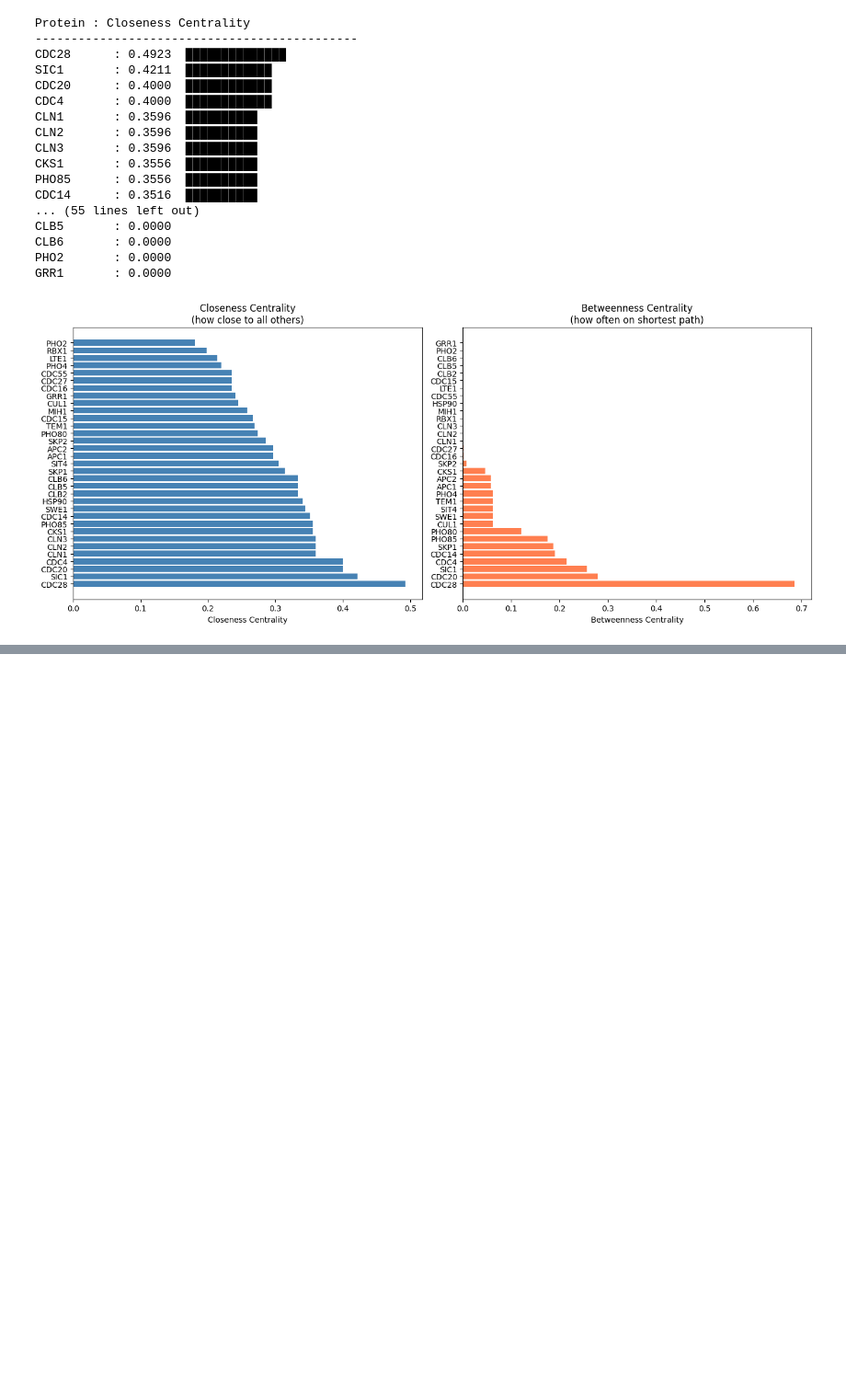
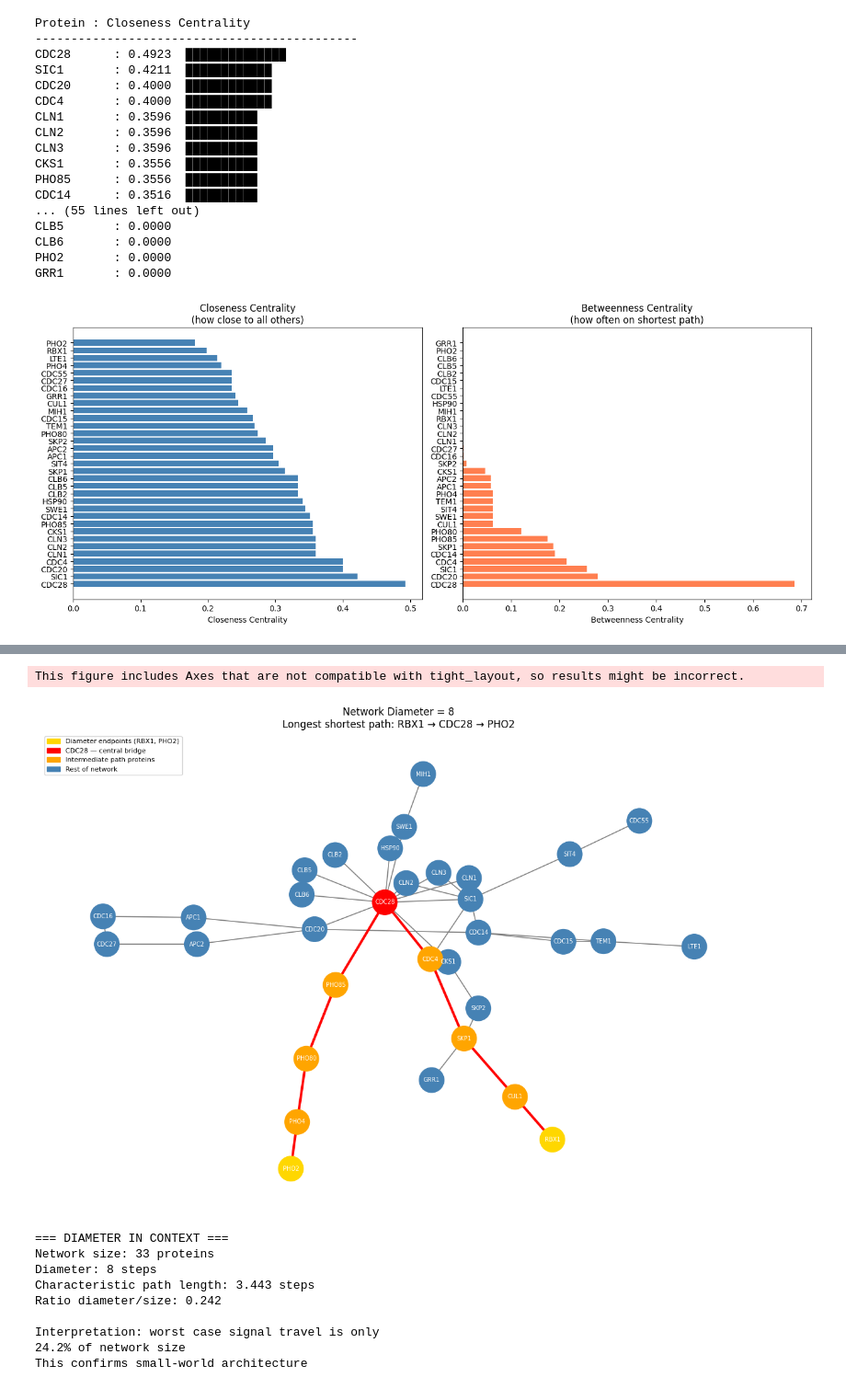
Before and after one commit to aparna-2001/system-biology, a Jupyter notebook: systems_biologyipynb.ipynb, the cells around one changed output, grey strips where cells are left out. Shown at 92% size. Cells and saved outputs as stored; diff of their text form; code cells hidden in the pictures; blank space fills up the shorter version.

```diff
--- a/systems_biologyipynb.ipynb
+++ b/systems_biologyipynb.ipynb
@@ -479,0 +727,65 @@ GRR1       : 0.0000
+# %%
+# Visualize the diameter path on the network
+diameter_path = ['RBX1','CUL1','SKP1','CDC4',
+                 'CDC28','PHO85','PHO80','PHO4','PHO2']
+
+plt.figure(figsize=(12,8))
+pos = nx.spring_layout(G, seed=42)
+
+# Color nodes by their role in the path
+node_colors = []
+for node in G.nodes():
+    if node == 'CDC28':
+        node_colors.append('red')        # hub — the bridge
+    elif node in ['RBX1','PHO2']:
+        node_colors.append('gold')       # endpoints — periphery
+    elif node in diameter_path:
+        node_colors.append('orange')     # intermediate path nodes
+    else:
+        node_colors.append('steelblue')  # rest of network
+
+# Draw full network
+nx.draw(G, pos, with_labels=True,
+        node_color=node_colors,
+        node_size=900, font_size=7,
+        font_color='white', edge_color='gray', width=1.2)
+
+# Highlight diameter path edges
+path_edges = list(zip(diameter_path, diameter_path[1:]))
+nx.draw_networkx_edges(G, pos, edgelist=path_edges,
+                       edge_color='red', width=3)
+
+# Legend
+from matplotlib.patches import Patch
+legend = [
+    Patch(color='gold', label='Diameter endpoints (RBX1, PHO2)'),
+    Patch(color='red', label='CDC28 — central bridge'),
+    Patch(color='orange', label='Intermediate path proteins'),
+    Patch(color='steelblue', label='Rest of network')
+]
+plt.legend(handles=legend, loc='upper left', fontsize=8)
+plt.title("Network Diameter = 8\nLongest shortest path: RBX1 → CDC28 → PHO2")
+plt.tight_layout()
+plt.show()
+
+# Summary statistics
+print("=== DIAMETER IN CONTEXT ===")
+print(f"Network size: {G.number_of_nodes()} proteins")
+print(f"Diameter: {nx.diameter(G)} steps")
+print(f"Characteristic path length: {nx.average_shortest_path_length(G):.3f} steps")
+print(f"Ratio diameter/size: {nx.diameter(G)/G.number_of_nodes():.3f}")
+print(f"\nInterpretation: worst case signal travel is only")
+print(f"{nx.diameter(G)/G.number_of_nodes()*100:.1f}% of network size")
+print(f"This confirms small-world architecture")
+# %% [output]
+This figure includes Axes that are not compatible with tight_layout, so results might be incorrect.
+[figure, added]
+=== DIAMETER IN CONTEXT ===
+Network size: 33 proteins
+Diameter: 8 steps
+Characteristic path length: 3.443 steps
+Ratio diameter/size: 0.242
+
+Interpretation: worst case signal travel is only
+24.2% of network size
+This confirms small-world architecture
```
Also changed, not shown: parts of 7 cells of this notebook.
